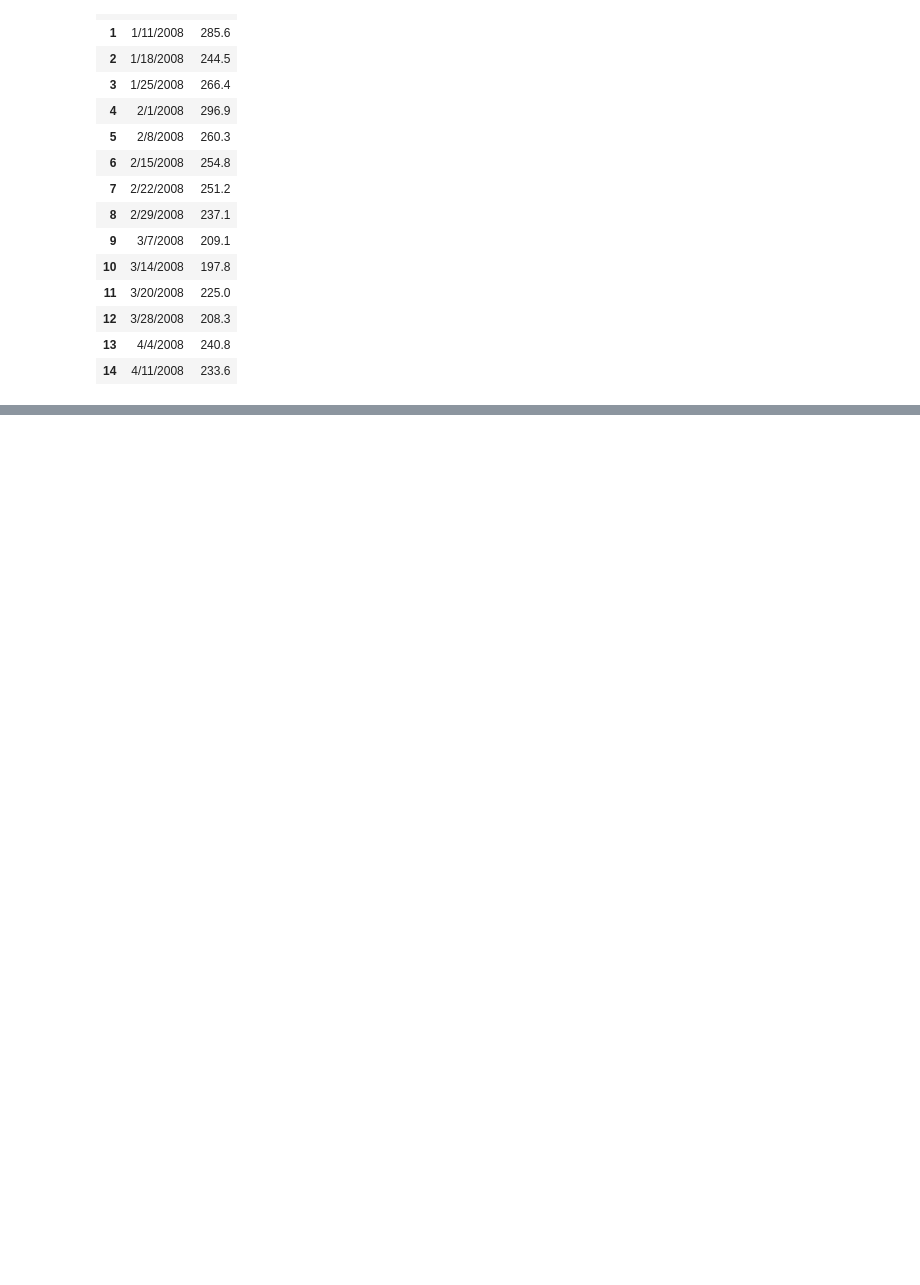
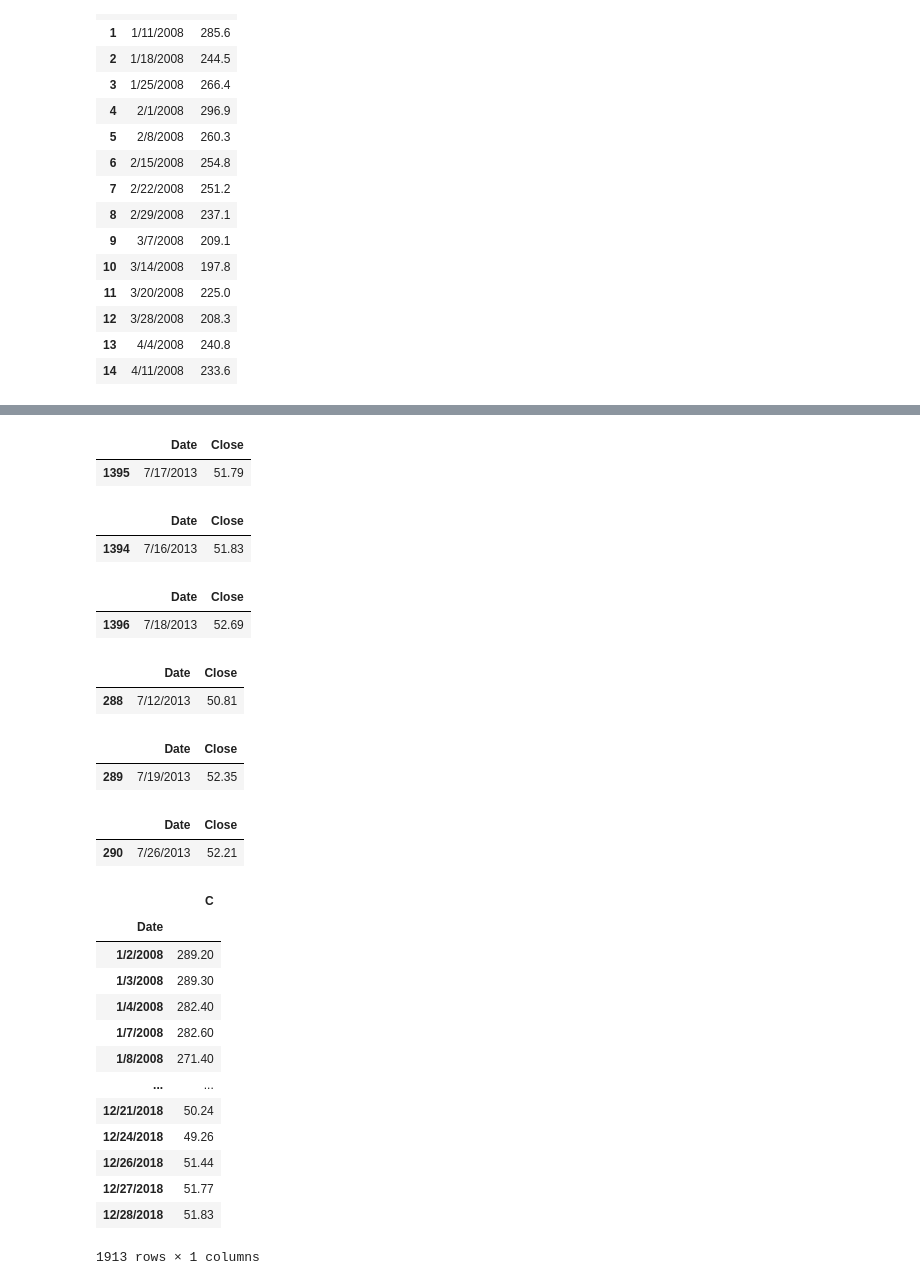
Before and after one commit to chaka37/Project1, a Jupyter notebook: notebooks/tempest.ipynb, the cells around one changed output, grey strips where cells are left out. Saved outputs shown, nothing was run; the diff lists cells and outputs as text; code cells hidden in the pictures; blank space fills up the shorter version.

```diff
--- a/notebooks/tempest.ipynb
+++ b/notebooks/tempest.ipynb
@@ -504,0 +569,56 @@ citi_weekly.head(15)
+# %%
+citi_dtpub = citi_daily.loc[citi_daily["Date"] == "7/17/2013"]
+citi_dtpub
+# %% [output]
+|  | Date | Close |
+| 1395 | 7/17/2013 | 51.79 |
+# %%
+citi_dtb4 = citi_daily.loc[citi_daily["Date"] == "7/16/2013"]
+citi_dtb4
+# %% [output]
+|  | Date | Close |
+| 1394 | 7/16/2013 | 51.83 |
+# %%
+citi_dtaft = citi_daily.loc[citi_daily["Date"] == "7/18/2013"]
+citi_dtaft
+# %% [output]
+|  | Date | Close |
+| 1396 | 7/18/2013 | 52.69 |
+# %%
+citi_wkb4 = citi_weekly.loc[citi_weekly["Date"] == "7/12/2013"]
+citi_wkb4
+# %% [output]
+|  | Date | Close |
+| 288 | 7/12/2013 | 50.81 |
+# %%
+citi_wkof = citi_weekly.loc[citi_weekly["Date"] == "7/19/2013"]
+citi_wkof
+# %% [output]
+|  | Date | Close |
+| 289 | 7/19/2013 | 52.35 |
+# %%
+citi_wkaft = citi_weekly.loc[citi_weekly["Date"] == "7/26/2013"]
+citi_wkaft
+# %% [output]
+|  | Date | Close |
+| 290 | 7/26/2013 | 52.21 |
+# %%
+citi_month = citi_daily[(citi_daily['Date'] < '6/19/2013') & (citi_daily['Date'] <= '8/14/2013')]
+citi_month.set_index("Date", inplace=True)
+citi_month = citi_month.rename(columns={"Close": "C"})
+citi_month
+# %% [output]
+|  | C |
+| Date |  |
+| 1/2/2008 | 289.20 |
+| 1/3/2008 | 289.30 |
+| 1/4/2008 | 282.40 |
+| 1/7/2008 | 282.60 |
+| 1/8/2008 | 271.40 |
+| ... | ... |
+| 12/21/2018 | 50.24 |
+| 12/24/2018 | 49.26 |
+| 12/26/2018 | 51.44 |
+| 12/27/2018 | 51.77 |
+| 12/28/2018 | 51.83 |
+1913 rows × 1 columns
```
Also changed, not shown: parts of 9 cells of this notebook, 5 other files.
